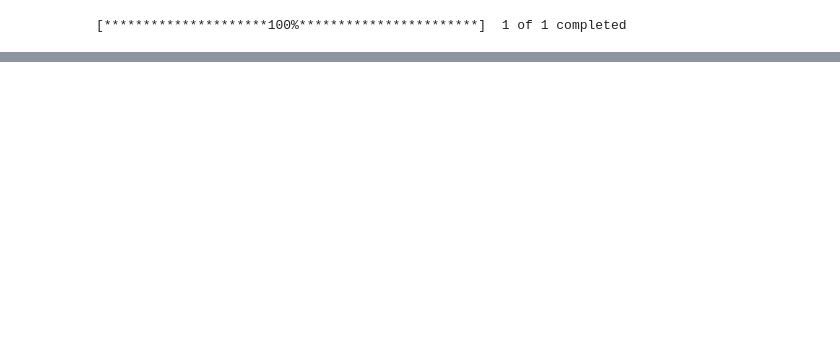
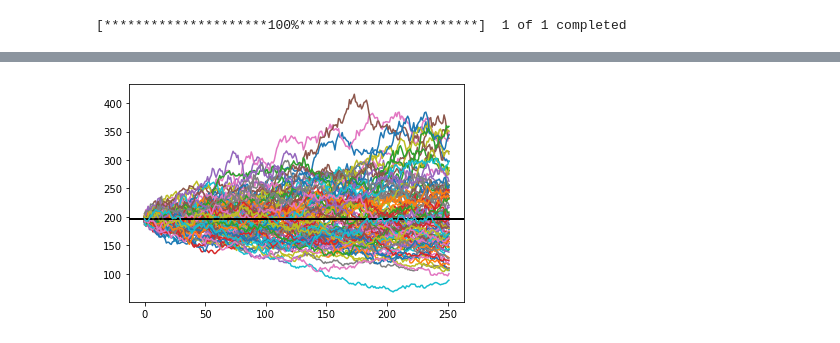
Before and after one commit to sarthakg9/monte-carlo-stock, a Jupyter notebook: Stock prediction.ipynb, the cells around one changed output, grey strips where cells are left out. Saved outputs shown, nothing was run; the diff lists cells and outputs as text; code cells hidden in the pictures; blank space fills up the shorter version.

```diff
--- a/Stock prediction.ipynb
+++ b/Stock prediction.ipynb
@@ -14,0 +35,9 @@ np.random.normal(mu, sigma)
+# %%
+closing_prices = []
+for i in range(100):
+    sim_returns = np.random.normal(cagr/no_of_days, sigma, no_of_days)
+    sim_prices = initial*(sim_returns+1).cumprod()
+    plt.axhline(initial, c='k')
+    plt.plot(sim_prices)
+# %% [output]
+[figure, added]
```
Also changed, not shown: parts of 9 cells of this notebook, 1 other file.
